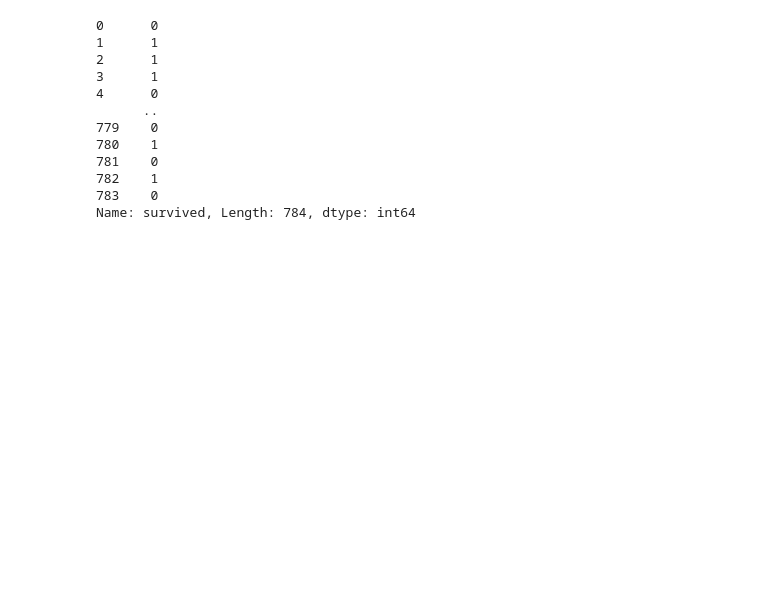
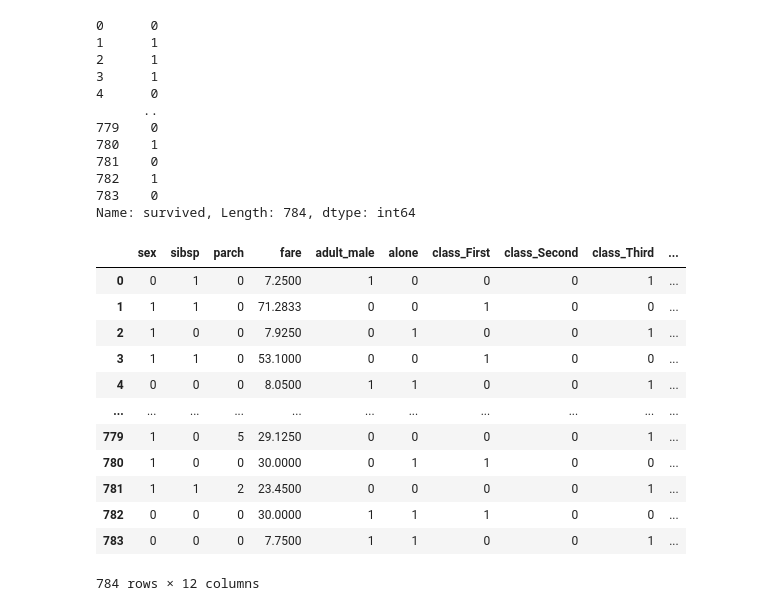
Before and after one commit to fazillig/ebac-datascience, a Jupyter notebook: Mod 7/Mod7Aula2 - Carregando e tratando os dados.ipynb, the cells around one changed output. Drawn from its saved outputs; the diff is of its cells as text; code cells hidden in the pictures; blank space fills up the shorter version.

```diff
--- a/Mod 7/Mod7Aula2 - Carregando e tratando os dados.ipynb
+++ b/Mod 7/Mod7Aula2 - Carregando e tratando os dados.ipynb
@@ -456,3 +458,19 @@ y
 Name: survived, Length: 784, dtype: int64
 # %%
 X = titanic_encoded.drop('survived',axis=1)
+# %%
+X
+# %% [output]
+|  | sex | sibsp | parch | fare | adult_male | alone | class_First | class_Second | class_Third | ... |
+| 0 | 0 | 1 | 0 | 7.2500 | 1 | 0 | 0 | 0 | 1 | ... |
+| 1 | 1 | 1 | 0 | 71.2833 | 0 | 0 | 1 | 0 | 0 | ... |
+| 2 | 1 | 0 | 0 | 7.9250 | 0 | 1 | 0 | 0 | 1 | ... |
+| 3 | 1 | 1 | 0 | 53.1000 | 0 | 0 | 1 | 0 | 0 | ... |
+| 4 | 0 | 0 | 0 | 8.0500 | 1 | 1 | 0 | 0 | 1 | ... |
+| ... | ... | ... | ... | ... | ... | ... | ... | ... | ... | ... |
+| 779 | 1 | 0 | 5 | 29.1250 | 0 | 0 | 0 | 0 | 1 | ... |
+| 780 | 1 | 0 | 0 | 30.0000 | 0 | 1 | 1 | 0 | 0 | ... |
+| 781 | 1 | 1 | 2 | 23.4500 | 0 | 0 | 0 | 0 | 1 | ... |
+| 782 | 0 | 0 | 0 | 30.0000 | 1 | 1 | 1 | 0 | 0 | ... |
+| 783 | 0 | 0 | 0 | 7.7500 | 1 | 1 | 0 | 0 | 1 | ... |
+784 rows × 12 columns
```
Also changed, not shown: parts of 12 cells of this notebook, 2 other files.
